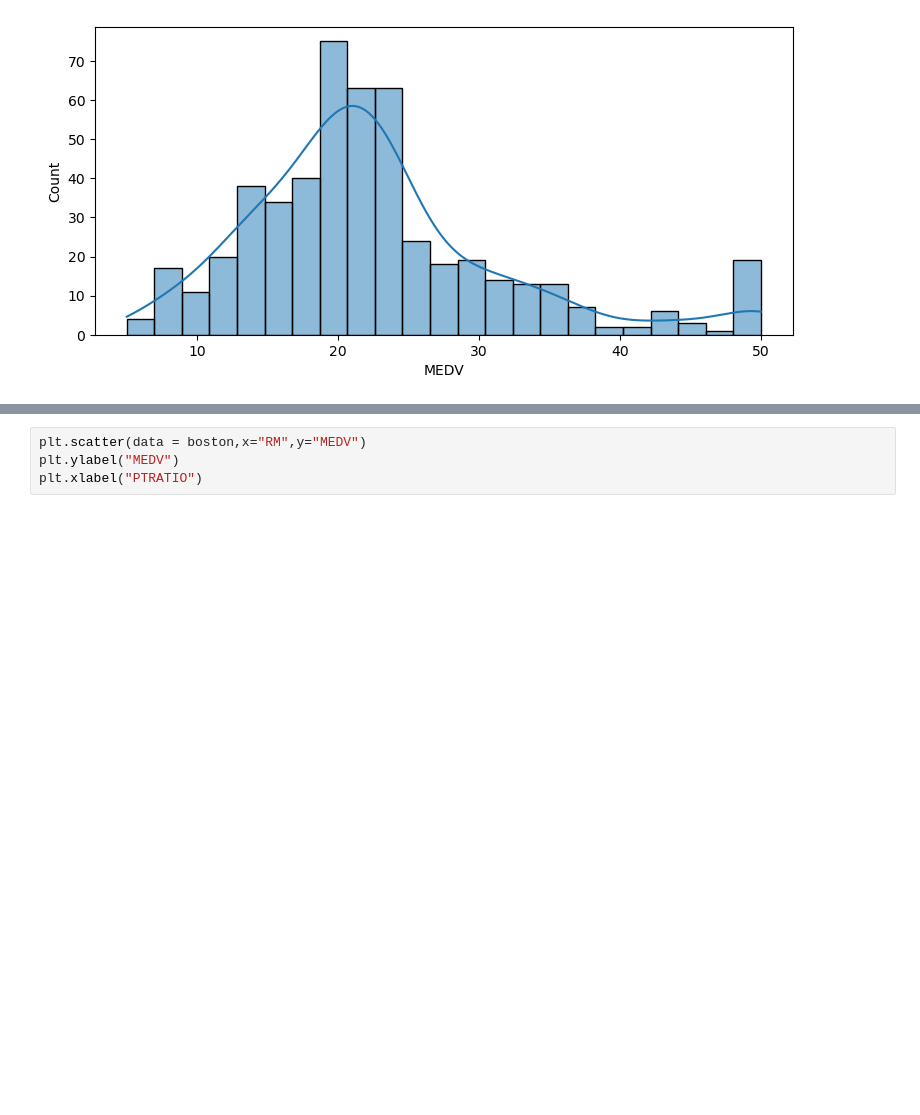
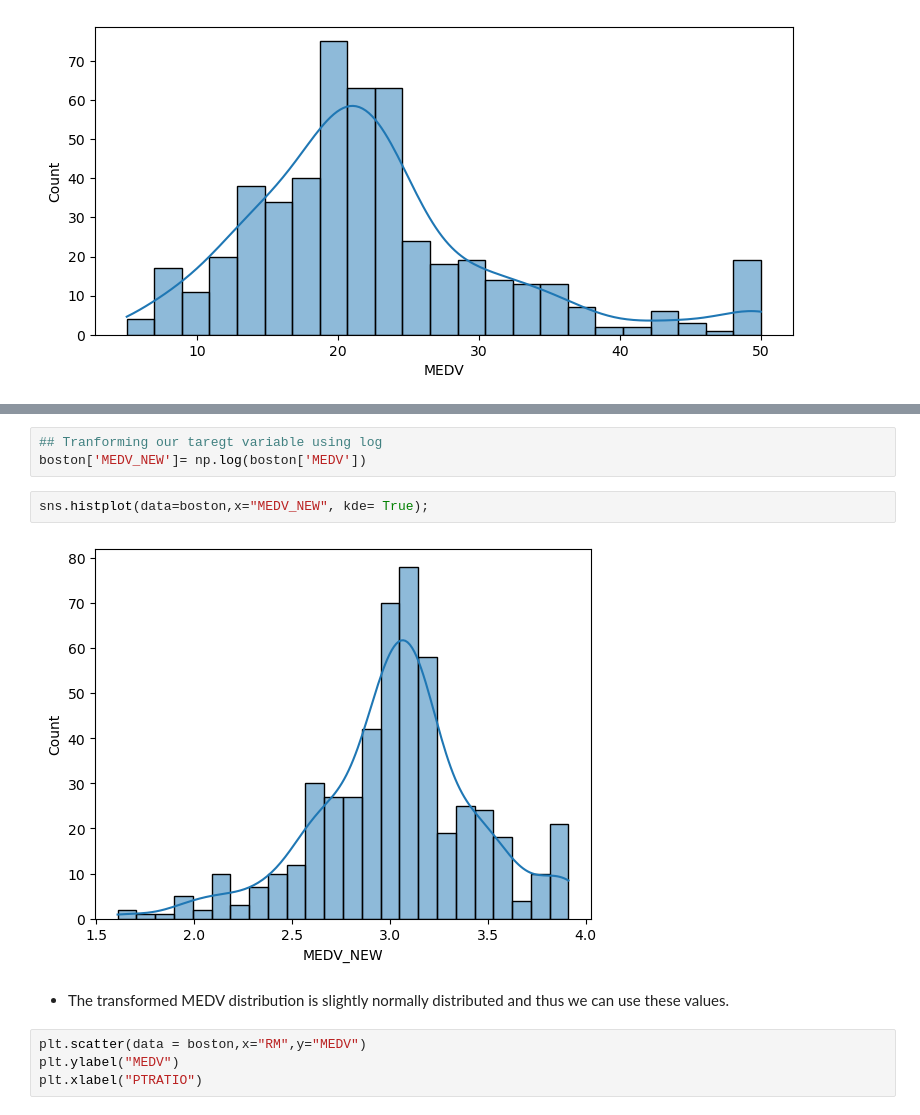
Before and after one commit to CarolSamoei/Boston-Linear-Regression-Model, a Jupyter notebook: Assignment2_boston.ipynb, the cells around one changed output, grey strips where cells are left out. Saved outputs shown, nothing was run; the diff lists cells and outputs as text; blank space fills up the shorter version.

```diff
--- a/Assignment2_boston.ipynb
+++ b/Assignment2_boston.ipynb
@@ -178,3 +162,12 @@ Text(0.5, 0, 'LSTAT')
+# %%
+## Tranforming our taregt variable using log
+boston['MEDV_NEW']= np.log(boston['MEDV'])
+# %%
+sns.histplot(data=boston,x="MEDV_NEW", kde= True);
+# %% [output]
+[figure, added]
+# %% [markdown]
+- The transformed MEDV distribution is slightly normally distributed and thus we can use these values.
 # %%
 plt.scatter(data = boston,x="RM",y="MEDV")
 plt.ylabel("MEDV")
```
Also changed, not shown: parts of 81 cells of this notebook.
